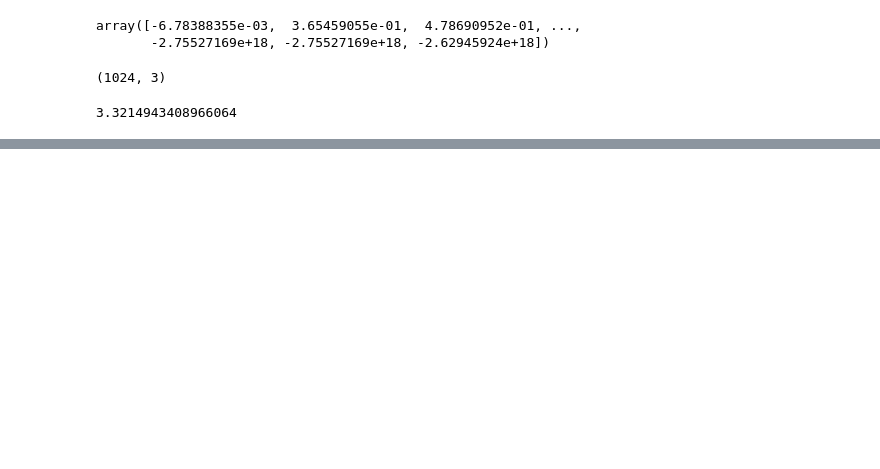
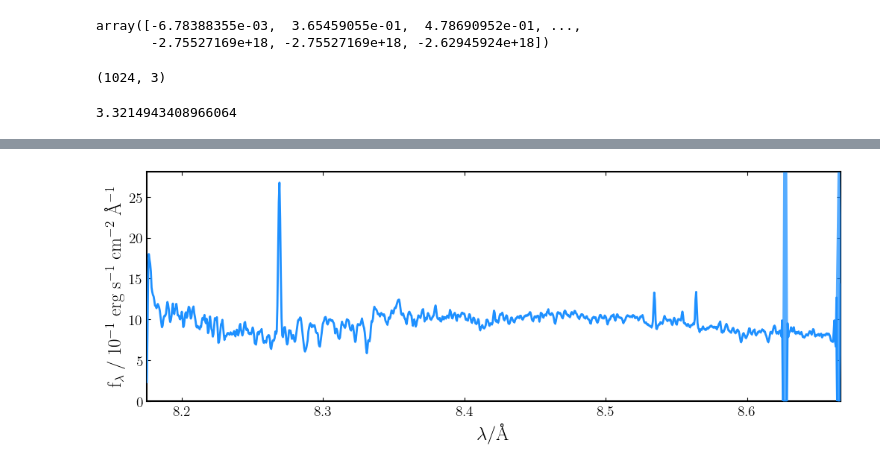
Before and after one commit to yoachim/glsbPaper, a Jupyter notebook: remake/load_spec.ipynb, the cells around one changed output, grey strips where cells are left out. Saved outputs shown, nothing was run; the diff lists cells and outputs as text; code cells hidden in the pictures; blank space fills up the shorter version.

```diff
--- a/remake/load_spec.ipynb
+++ b/remake/load_spec.ipynb
@@ -66,3 +68,11 @@ fig, ax = galaxy.plot()
+# %%
+ID_number = 5
+
+galaxy = pipes.galaxy(ID_number, load_malin2, filt_list=[], photometry_exists=False)
+
+fig, ax = galaxy.plot()
+# %% [output]
+[figure, added]
 # %%
 
 
```
Also changed, not shown: parts of 4 cells of this notebook.
